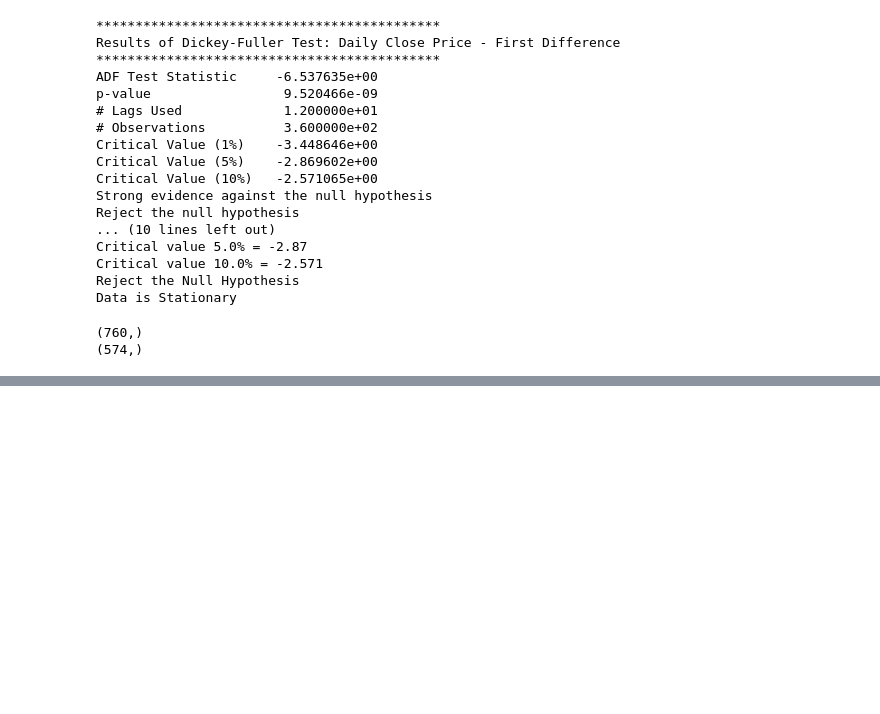
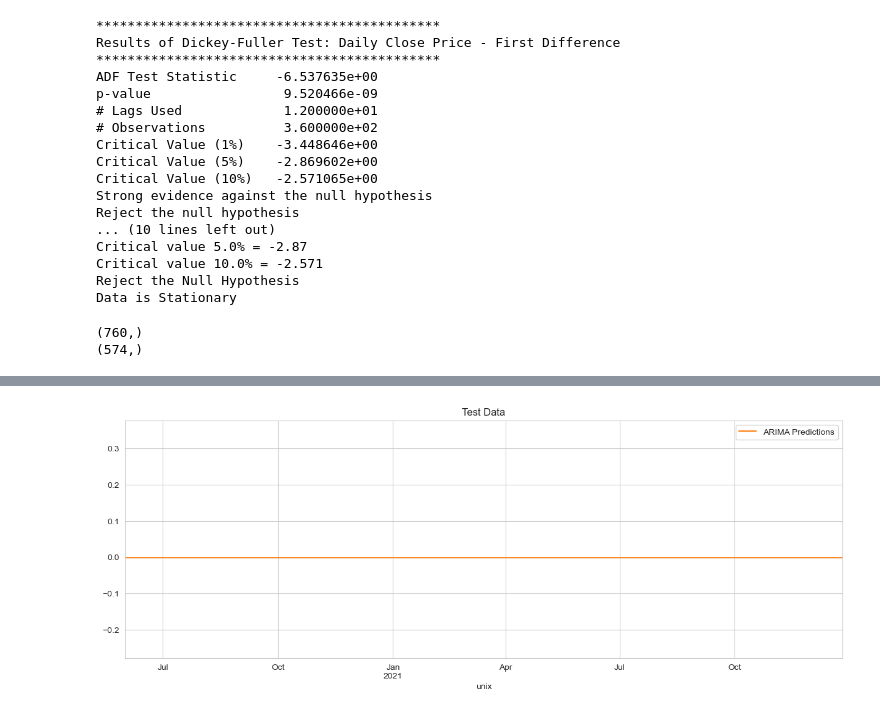
Before and after one commit to ashioyajotham/Quant, a Jupyter notebook: Timeseries Analysis/crypto-ai/crypto_ai.ipynb, the cells around one changed output, grey strips where cells are left out. Saved outputs shown, nothing was run; the diff lists cells and outputs as text; code cells hidden in the pictures; blank space fills up the shorter version.

```diff
--- a/Timeseries Analysis/crypto-ai/crypto_ai.ipynb
+++ b/Timeseries Analysis/crypto-ai/crypto_ai.ipynb
@@ -467,0 +474,6 @@ print(test.shape)
+# %%
+# ARIMA
+from statsmodels.tsa.arima.model import ARIMA
+model = ARIMA(train, order=(1, 1, 1))
+results = model.fit()
+results.summary()
@@ -467,0 +499,12 @@ print(test.shape)
+# %%
+# Forecast
+start = len(train)
+end = len(train) + len(test) - 1
+
+predictions = results.predict(start=start, end=end, typ='levels').rename('ARIMA Predictions')
+
+# Plot predictions against test data
+test.plot(figsize=(15, 5), title='Test Data')
+predictions.plot(legend=True);
+# %% [output]
+[figure, added]
```
Also changed, not shown: parts of 2 cells of this notebook.
